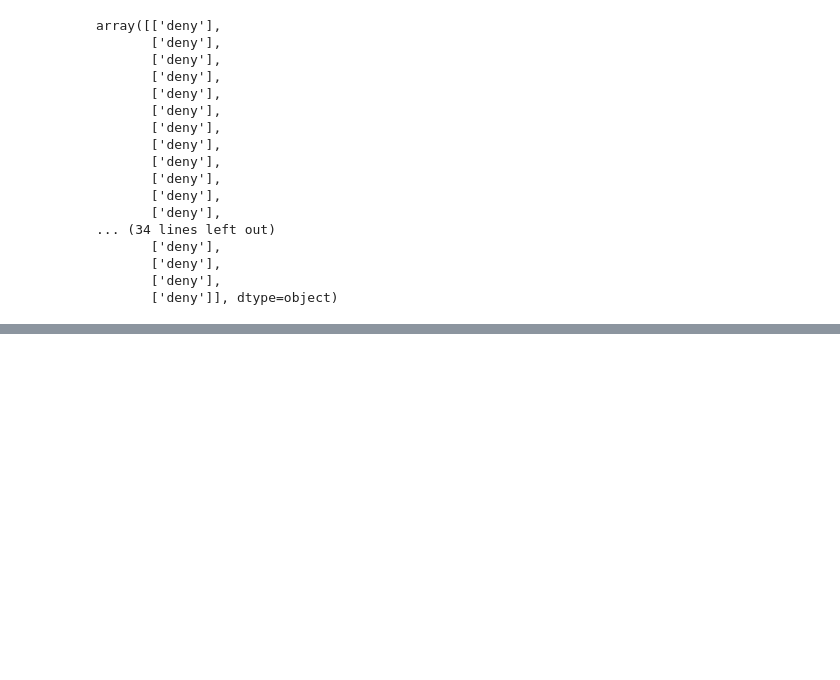
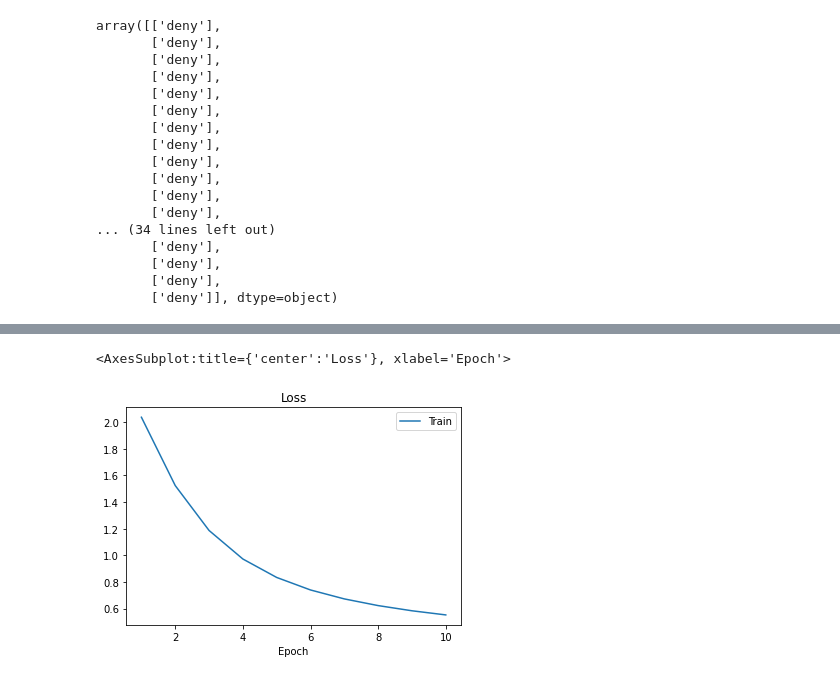
Before and after one commit to VLADDUCH/project-2, a Jupyter notebook: motory_sales_2.ipynb, the cells around one changed output, grey strips where cells are left out. Saved outputs shown, nothing was run; the diff lists cells and outputs as text; code cells hidden in the pictures; blank space fills up the shorter version.

```diff
--- a/motory_sales_2.ipynb
+++ b/motory_sales_2.ipynb
@@ -547,0 +531,21 @@ Errors may have originated from an input operation.
+# %%
+model2 = Sequential()
+model2.add(Dense(800, input_dim=784, activation="relu"))
+model2.add(Dense(10, activation="softmax"))
+
+model2.compile(loss="categorical_crossentropy", optimizer="SGD", metrics=['accuracy',
+        tf.keras.metrics.TruePositives(name="tp"),
+        tf.keras.metrics.TrueNegatives(name="tn"),
+        tf.keras.metrics.FalsePositives(name="fp"),
+        tf.keras.metrics.FalseNegatives(name="fn"),
+        tf.keras.metrics.Precision(name="precision"),
+        tf.keras.metrics.Recall(name="recall"),
+        tf.keras.metrics.AUC(name="auc"),],)
+
+epochs=10
+batch_size=1000
+
+history = model2.fit(X_train, y_train,
+                    batch_size=1000,
+                    epochs=10,
+                    verbose=1)
@@ -548,11 +573,12 @@ Errors may have originated from an input operation.
 # %%
 # Plotting loss
-loss_df = pd.DataFrame(
-    {
-        "Epoch": range(1, epochs + 1),
-        "Train": training_history.history["loss"],
-        "Val": training_history.history["val_loss"],
-    }
-)
+a = {'Epoch' : range(1, epochs + 1) ,'Train' : history.history["loss"]}
+
+loss_df = pd.DataFrame.from_dict(a, orient='index')
+loss_df = loss_df.transpose()
+
 loss_df.set_index("Epoch", inplace=True)
 loss_df.plot(title="Loss")
+# %% [output]
+<AxesSubplot:title={'center':'Loss'}, xlabel='Epoch'>
+[figure, added]
```
Also changed, not shown: parts of 55 cells of this notebook.
